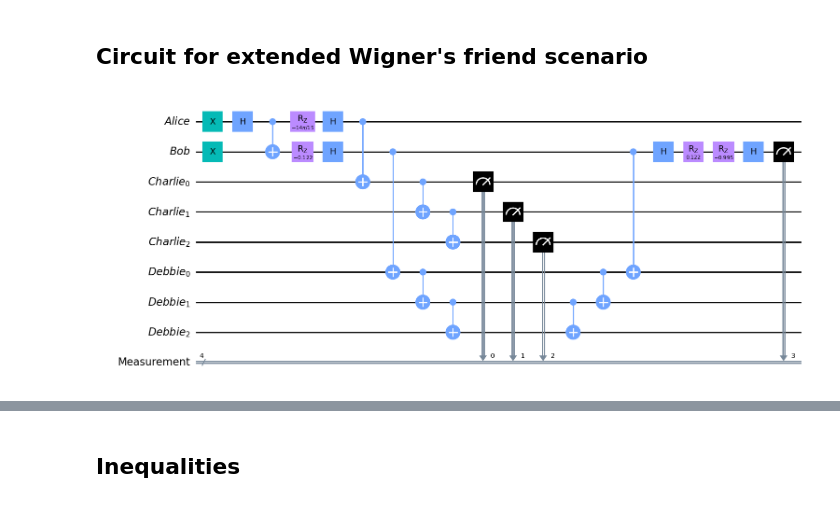
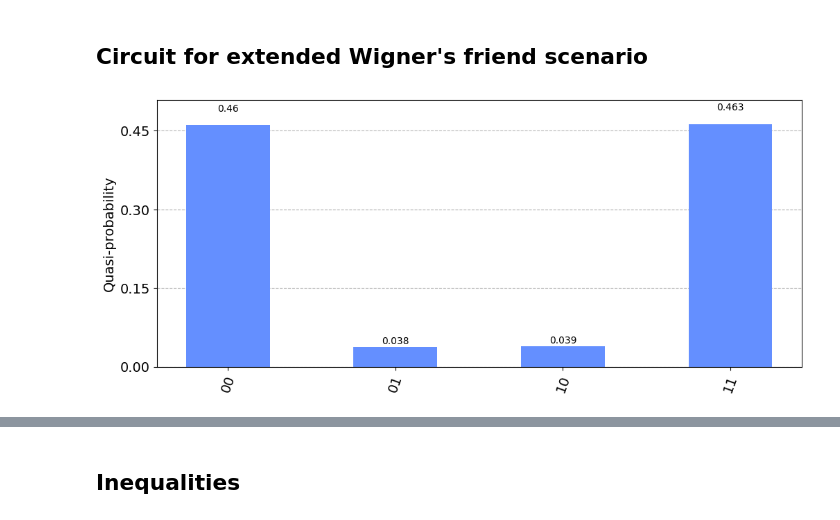
Before and after one commit to unitaryfund/wigners_friend, a Jupyter notebook: notebooks/ewfs_measurements.ipynb, the cells around one changed output, grey strips where cells are left out. Saved outputs shown, nothing was run; the diff lists cells and outputs as text; code cells hidden in the pictures.

```diff
--- a/notebooks/ewfs_measurements.ipynb
+++ b/notebooks/ewfs_measurements.ipynb
@@ -362,19 +380,23 @@ def ewfs(alice_setting: Setting, bob_setting: Setting, angles: list[float], beta
 
     return qc
 # %%
-qc = ewfs(PEEK, REVERSE_2, ANGLES, BETA)
-qc.draw("mpl")
+size = 1
+qc = ewfs(1, 1, ANGLES, BETA, size, size)
+#qc.draw("mpl")
-# %% [output]
-[figure, removed]
 # %%
 job = qiskit.execute(
     experiments=qc,
     backend=BACKEND,
-    noise_model=NOISE_MODEL,
-    basis_gates=NOISE_MODEL.basis_gates if NOISE_MODEL is not None else None,
+    noise_model=noise_bit_flip,
+    basis_gates=noise_bit_flip.basis_gates if noise_bit_flip is not None else None,
     shots=1e4,
 )
 counts = job.result().get_counts()
 
 # Convert counts to probabilities.
 probabilities = {key[::-1]: value / 1e4 for key, value in counts.items()}
+
+from qiskit.visualization import plot_distribution
+plot_distribution(probabilities, figsize=(12, 5))
+# %% [output]
+[figure, added]
```
Also changed, not shown: parts of 20 cells of this notebook, 1 other file.
